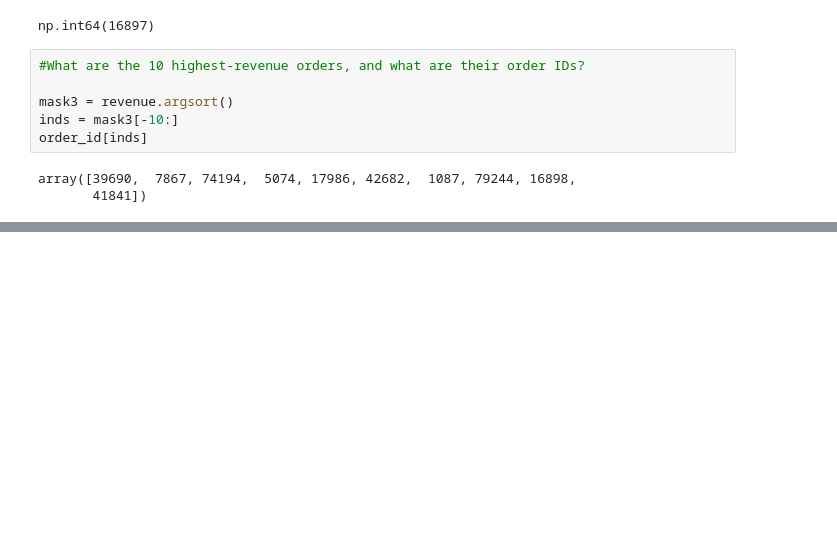
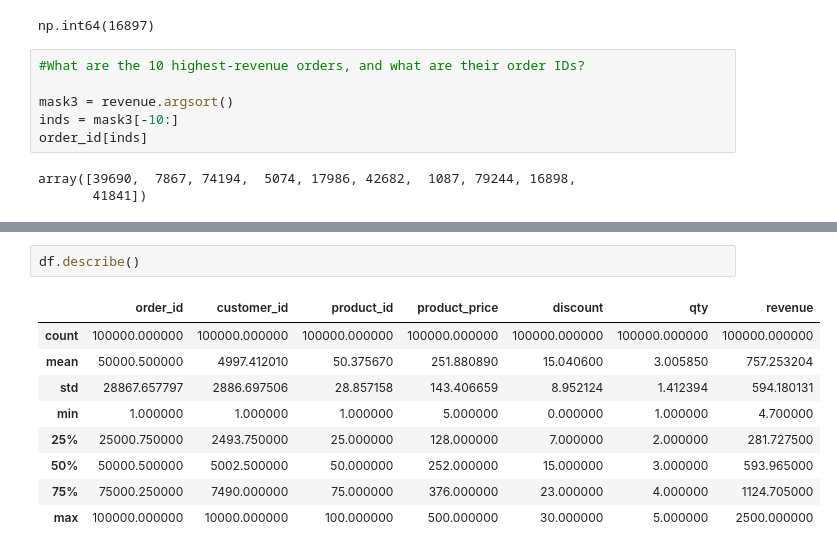
Before and after one commit to Abhishekkange/Machine-Learning, a Jupyter notebook: Numpy/numpy_project.ipynb, the cells around one changed output, grey strips where cells are left out. Cells and saved outputs as stored; diff of their text form; blank space fills up the shorter version.

```diff
--- a/Numpy/numpy_project.ipynb
+++ b/Numpy/numpy_project.ipynb
@@ -122,0 +200,12 @@ array([3694, 6172, 5253, 4306, 2006, 9272, 9798, 3482, 5192,  874])
+# %%
+df.describe()
+# %% [output]
+|  | order_id | customer_id | product_id | product_price | discount | qty | revenue |
+| count | 100000.000000 | 100000.000000 | 100000.000000 | 100000.000000 | 100000.000000 | 100000.000000 | 100000.000000 |
+| mean | 50000.500000 | 4997.412010 | 50.375670 | 251.880890 | 15.040600 | 3.005850 | 757.253204 |
+| std | 28867.657797 | 2886.697506 | 28.857158 | 143.406659 | 8.952124 | 1.412394 | 594.180131 |
+| min | 1.000000 | 1.000000 | 1.000000 | 5.000000 | 0.000000 | 1.000000 | 4.700000 |
+| 25% | 25000.750000 | 2493.750000 | 25.000000 | 128.000000 | 7.000000 | 2.000000 | 281.727500 |
+| 50% | 50000.500000 | 5002.500000 | 50.000000 | 252.000000 | 15.000000 | 3.000000 | 593.965000 |
+| 75% | 75000.250000 | 7490.000000 | 75.000000 | 376.000000 | 23.000000 | 4.000000 | 1124.705000 |
+| max | 100000.000000 | 10000.000000 | 100.000000 | 500.000000 | 30.000000 | 5.000000 | 2500.000000 |
```
Also changed, not shown: parts of 20 cells of this notebook.
